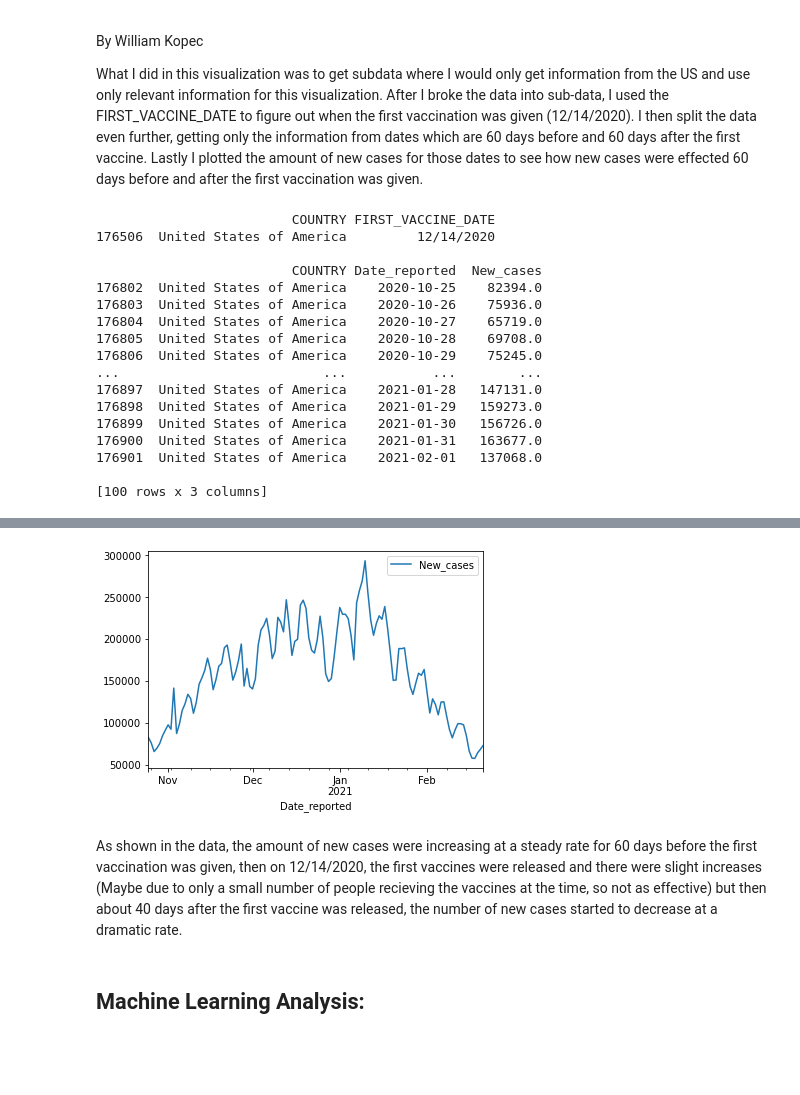
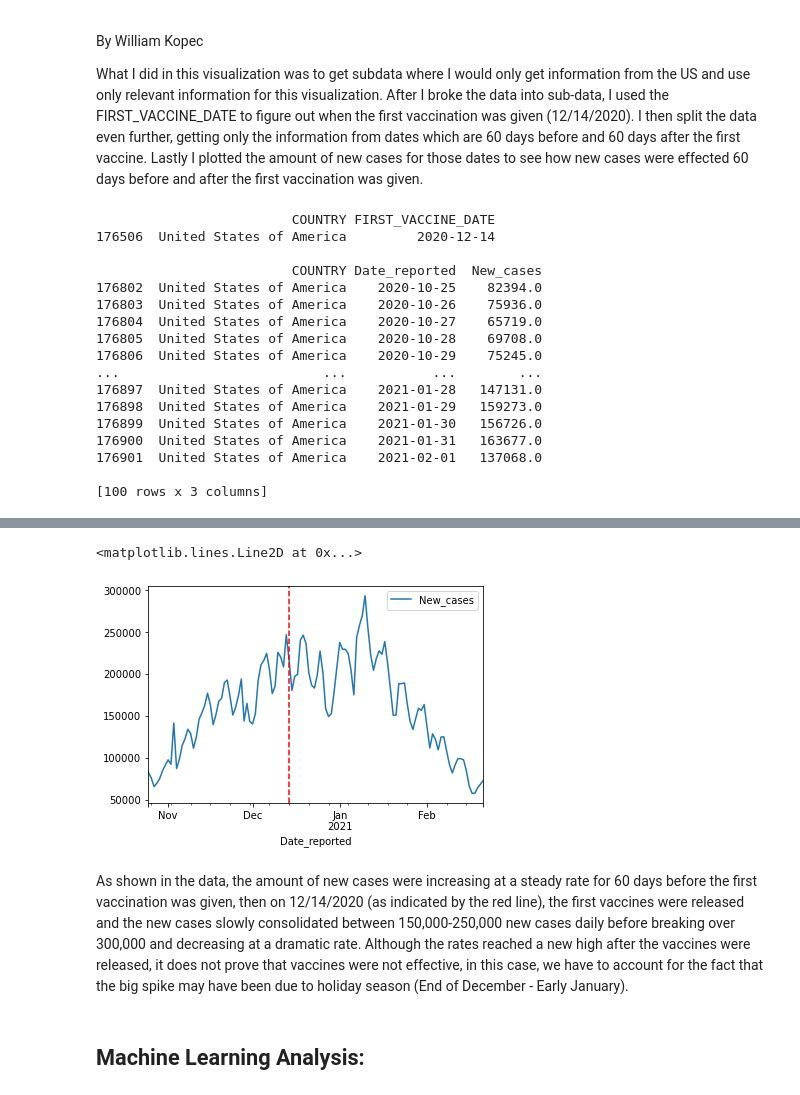
Before and after one commit to uic-cs418/cs418-spring22-the-wild-card, a Jupyter notebook: Covid Analysis.ipynb, the cells around one changed output, grey strips where cells are left out. Saved outputs shown, nothing was run; the diff lists cells and outputs as text; code cells hidden in the pictures; blank space fills up the shorter version.

Commit message:
Update Covid Analysis.ipynb
Updated visualization, data cleaning. Added onto Data Analysis.

```diff
--- a/Covid Analysis.ipynb
+++ b/Covid Analysis.ipynb
@@ -63,3 +65,4 @@ Assumption 2: We will analyze/visualize data for 237 countries featured in the m
 # %%
-main = main.drop(columns=['Country_code', 'ISO3', 'DATA_SOURCE'])   # Cleaned Data
-#print(main.head())
+if 'Country_code' in main.columns and 'ISO3' in main.columns and 'DATA_SOURCE' in main.columns:
+    main = main.drop(columns=['Country_code', 'ISO3', 'DATA_SOURCE'])   # Cleaned Data
+print(main.head())
@@ -86,11 +109,11 @@ print(main.head(150))
 # %%
 #make table for all first_vaccine_dates per country and get rid of it in the main dataset to have less duplicate redundant data
-if 'FIRST_VACCINE_DATE' in first_vaccine_dates.columns and 'FIRST_VACCINE_DATE' in main.columns:
+if 'FIRST_VACCINE_DATE' in main.columns:
     first_vaccine_dates = main[['COUNTRY', "FIRST_VACCINE_DATE"]]
     first_vaccine_dates = first_vaccine_dates.drop_duplicates()
+    first_vaccine_dates['FIRST_VACCINE_DATE'] = pd.to_datetime(first_vaccine_dates['FIRST_VACCINE_DATE'])
 if 'FIRST_VACCINE_DATE' in main.columns:
     main = main.drop(columns=['FIRST_VACCINE_DATE'])
 if 'DATE_UPDATED' in main.columns:
     main = main.drop(columns=['DATE_UPDATED'])
-print(first_vaccine_dates.head(300))
-print(main.head())
+first_vaccine_dates = first_vaccine_dates.sort_values(by='FIRST_VACCINE_DATE')
@@ -125,13 +157,13 @@ What I did in this visualization was to get subdata where I would only get infor
 import datetime
 print(first_vaccine_dates[['COUNTRY','FIRST_VACCINE_DATE']].loc[first_vaccine_dates['COUNTRY'] == 'United States of America'])
 print()
-df = (main[["COUNTRY", "Date_reported", "New_cases"]].loc[main['COUNTRY'] == 'United States of America'])
-df['Date_reported'] = pd.to_datetime(df['Date_reported'])
-df = df[296:416]
-print(df.head(100))
+subData1 = (main[["COUNTRY", "Date_reported", "New_cases"]].loc[main['COUNTRY'] == 'United States of America'])
+subData1['Date_reported'] = pd.to_datetime(subData1['Date_reported'])
+subData1 = subData1[296:416]
+print(subData1.head(100))
 # %% [output]
                          COUNTRY FIRST_VACCINE_DATE
-176506  United States of America         12/14/2020
+176506  United States of America         2020-12-14
 
                          COUNTRY Date_reported  New_cases
 176802  United States of America    2020-10-25    82394.0
@@ -149,5 +181,9 @@ print(df.head(100))
 [100 rows x 3 columns]
 # %%
 import seaborn as sns
-df.plot.line(x='Date_reported', y='New_cases')
+ax1 = subData1.plot.line(x='Date_reported', y='New_cases')
+#Get the first vaccination date for USA
+first_vax_date = first_vaccine_dates['FIRST_VACCINE_DATE'].loc[first_vaccine_dates['COUNTRY'] == 'United States of America'].values
+#plot the first vaccination date on the graph
+ax1.axvline(first_vax_date, color="red", linestyle="--")
 # %% [output]
@@ -155,6 +191,7 @@ df.plot.line(x='Date_reported', y='New_cases')
+<matplotlib.lines.Line2D at 0x...>
-[figure, old version]
+[figure, new version]
 # %% [markdown]
-As shown in the data, the amount of new cases were increasing at a steady rate for 60 days before the first vaccination was given, then on 12/14/2020, the first vaccines were released and there were slight increases (Maybe due to only a small number of people recieving the vaccines at the time, so not as effective) but then about 40 days after the first vaccine was released, the number of new cases started to decrease at a dramatic rate.
+As shown in the data, the amount of new cases were increasing at a steady rate for 60 days before the first vaccination was given, then on 12/14/2020 (as indicated by the red line), the first vaccines were released and the new cases slowly consolidated between 150,000-250,000 new cases daily before breaking over 300,000 and decreasing at a dramatic rate. Although the rates reached a new high after the vaccines were released, it does not prove that vaccines were not effective, in this case, we have to account for the fact that the big spike may have been due to holiday season (End of December - Early January).
 # %% [markdown]
 ## Machine Learning Analysis:
 # %% [markdown]
```
Also changed, not shown: parts of 13 cells of this notebook.
